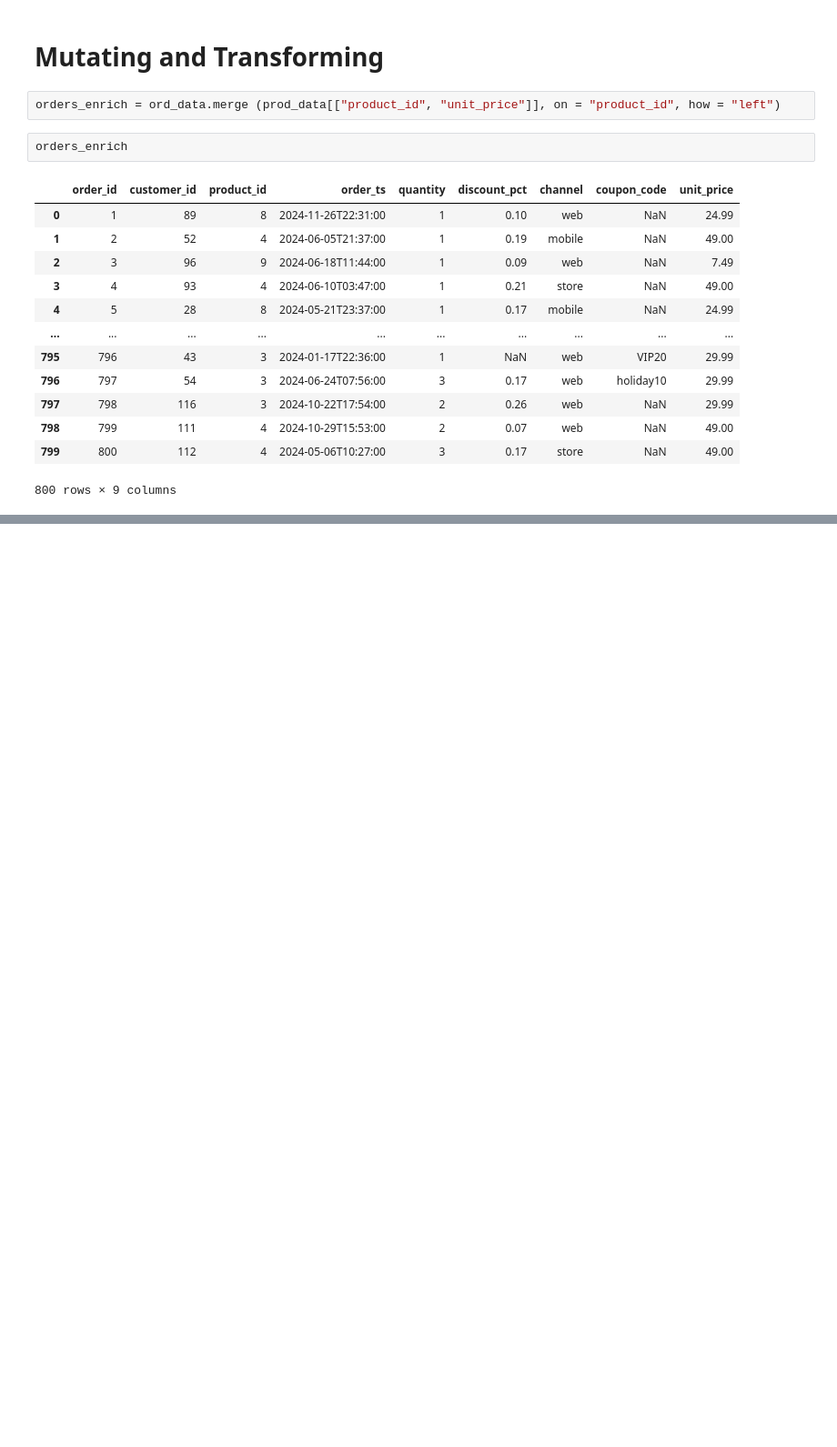
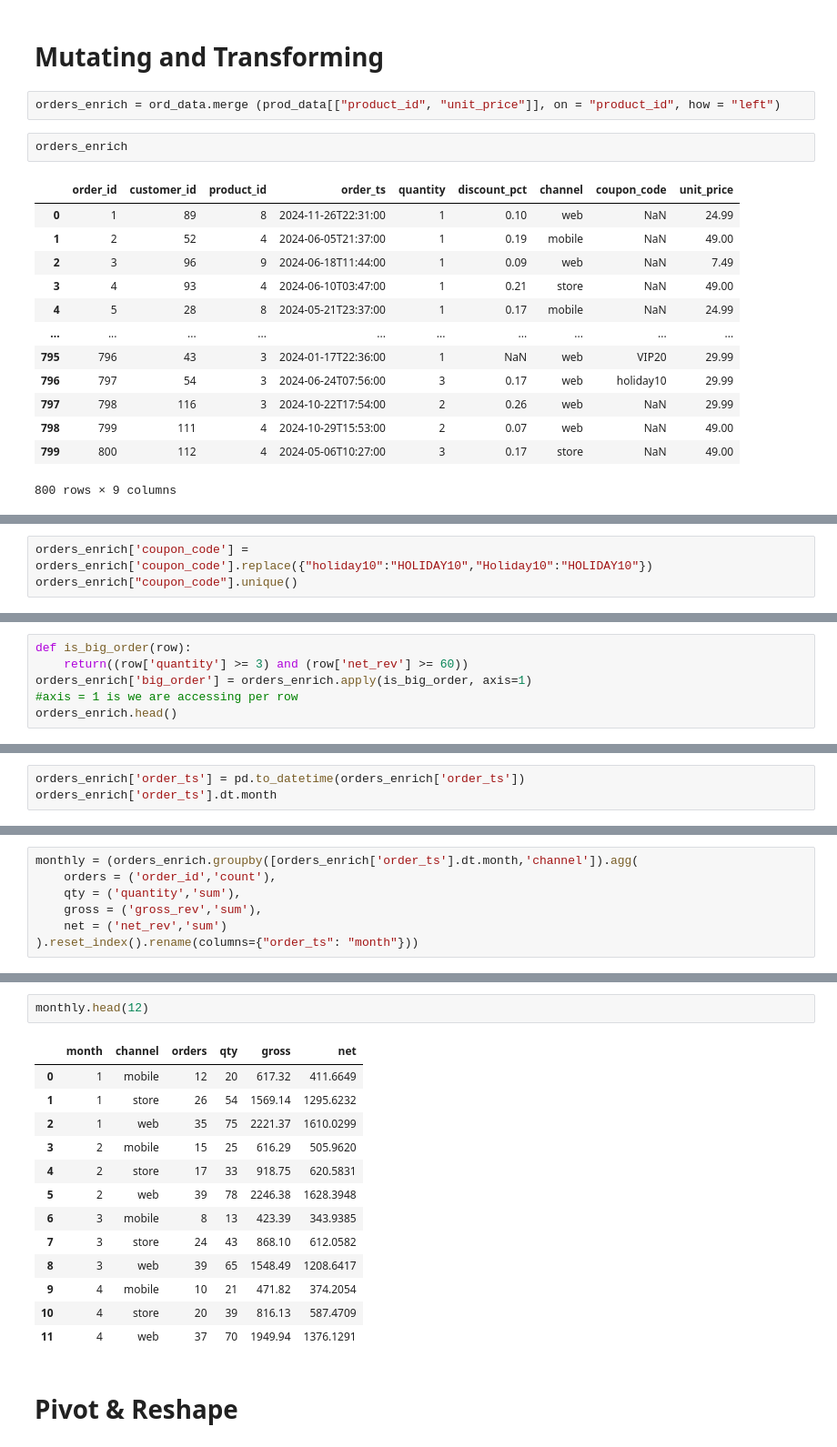
Before and after one commit to PharaohPooh/Nav-coding-python-project, a Jupyter notebook: PandasWorkshop/PandasWorkshop.ipynb, the cells around one changed output, grey strips where cells are left out. Shown at 91% size. Cells and saved outputs as stored; diff of their text form; blank space fills up the shorter version.

```diff
--- a/PandasWorkshop/PandasWorkshop.ipynb
+++ b/PandasWorkshop/PandasWorkshop.ipynb
@@ -394,0 +458,3 @@ orders_enrich
+# %%
+orders_enrich['coupon_code'] = orders_enrich['coupon_code'].replace({"holiday10":"HOLIDAY10","Holiday10":"HOLIDAY10"})
+orders_enrich["coupon_code"].unique()
@@ -394,0 +463,6 @@ orders_enrich
+# %%
+def is_big_order(row):
+    return((row['quantity'] >= 3) and (row['net_rev'] >= 60))
+orders_enrich['big_order'] = orders_enrich.apply(is_big_order, axis=1)
+#axis = 1 is we are accessing per row
+orders_enrich.head()
@@ -394,0 +478,3 @@ orders_enrich
+# %%
+orders_enrich['order_ts'] = pd.to_datetime(orders_enrich['order_ts'])
+orders_enrich['order_ts'].dt.month
@@ -394,0 +494,7 @@ orders_enrich
+# %%
+monthly = (orders_enrich.groupby([orders_enrich['order_ts'].dt.month,'channel']).agg(
+    orders = ('order_id','count'),
+    qty = ('quantity','sum'),
+    gross = ('gross_rev','sum'),
+    net = ('net_rev','sum')
+).reset_index().rename(columns={"order_ts": "month"}))
@@ -394,0 +513,18 @@ orders_enrich
+# %%
+monthly.head(12)
+# %% [output]
+|  | month | channel | orders | qty | gross | net |
+| 0 | 1 | mobile | 12 | 20 | 617.32 | 411.6649 |
+| 1 | 1 | store | 26 | 54 | 1569.14 | 1295.6232 |
+| 2 | 1 | web | 35 | 75 | 2221.37 | 1610.0299 |
+| 3 | 2 | mobile | 15 | 25 | 616.29 | 505.9620 |
+| 4 | 2 | store | 17 | 33 | 918.75 | 620.5831 |
+| 5 | 2 | web | 39 | 78 | 2246.38 | 1628.3948 |
+| 6 | 3 | mobile | 8 | 13 | 423.39 | 343.9385 |
+| 7 | 3 | store | 24 | 43 | 868.10 | 612.0582 |
+| 8 | 3 | web | 39 | 65 | 1548.49 | 1208.6417 |
+| 9 | 4 | mobile | 10 | 21 | 471.82 | 374.2054 |
+| 10 | 4 | store | 20 | 39 | 816.13 | 587.4709 |
+| 11 | 4 | web | 37 | 70 | 1949.94 | 1376.1291 |
+# %% [markdown]
+# Pivot & Reshape
```
Also changed, not shown: parts of 20 cells of this notebook, 1 other file.
